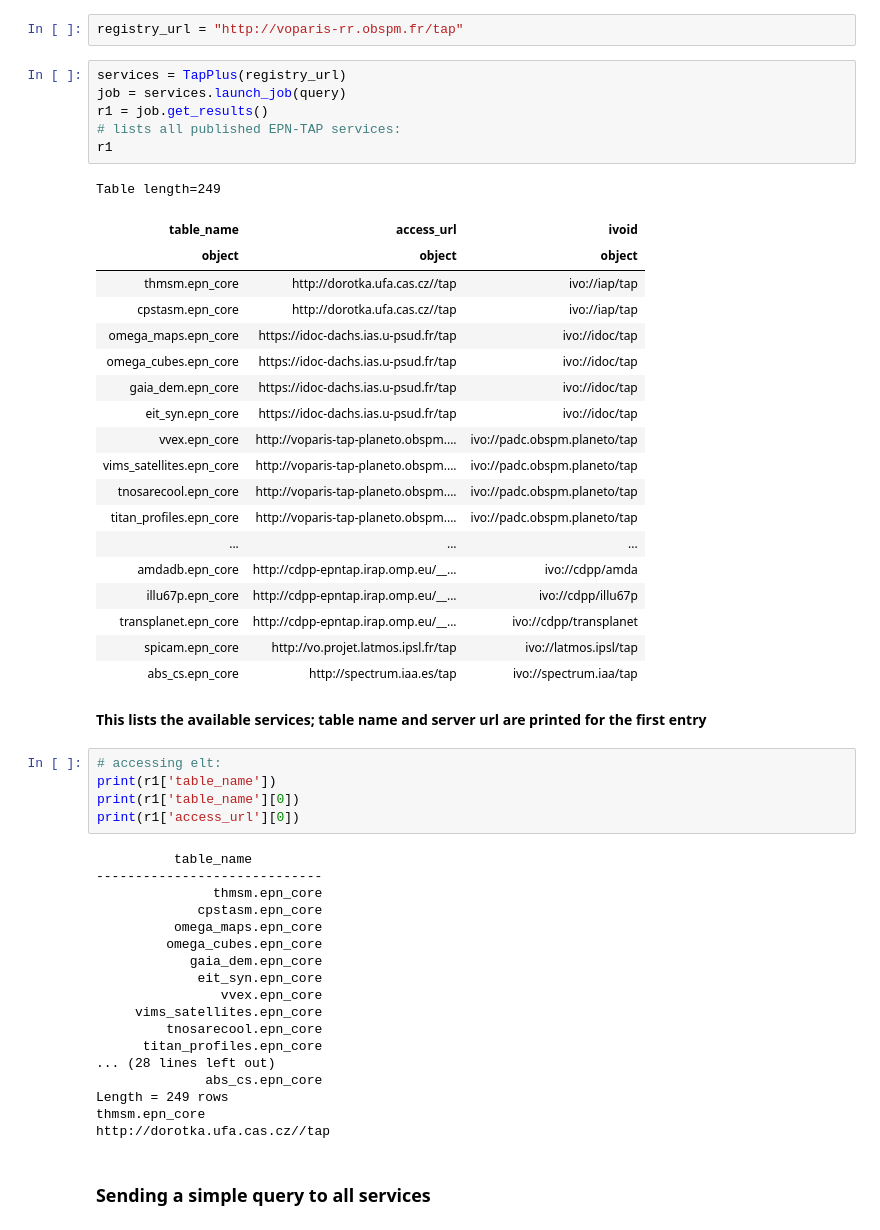
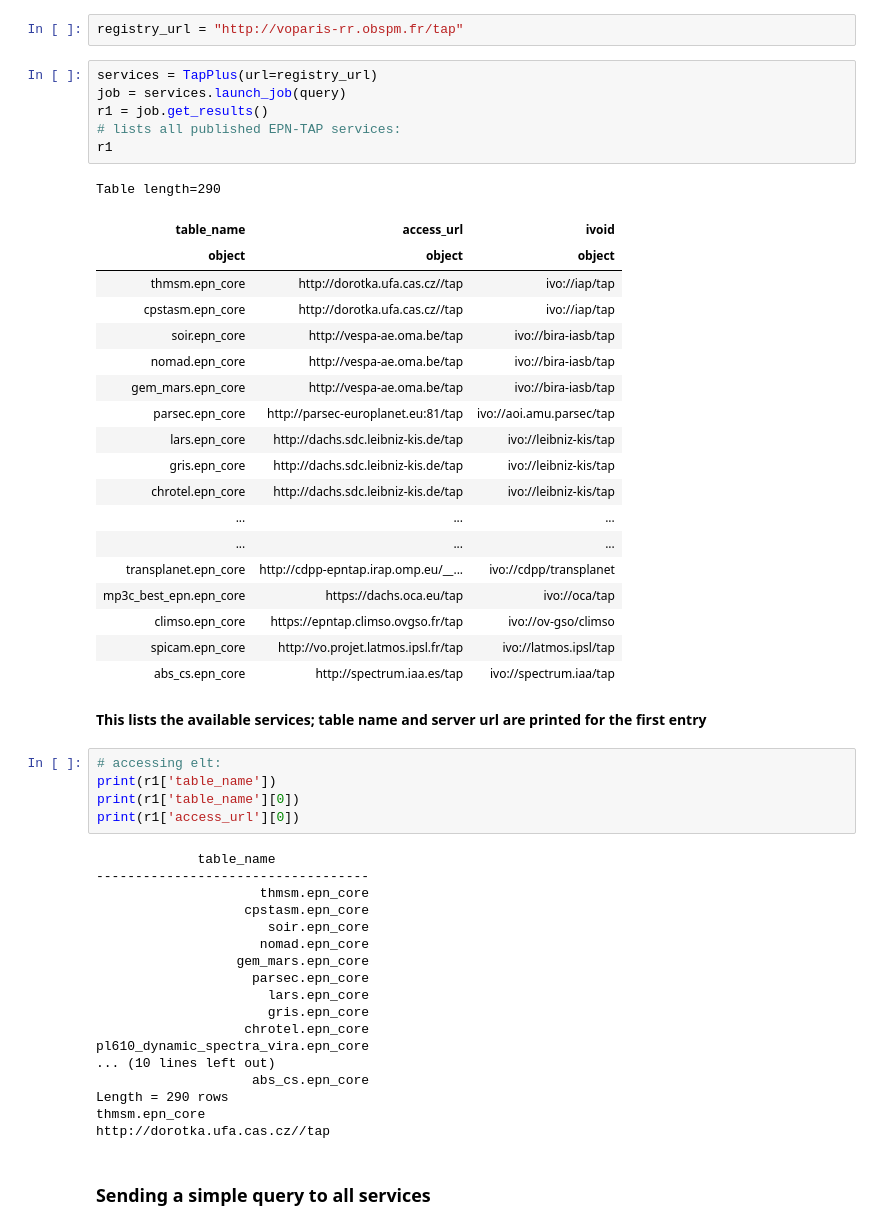
Before and after one commit to epn-vespa/tutorials, a Jupyter notebook: misc/Jupyter-notebook-access/EPN_TAP_request.ipynb, the cells around one changed output. Cells and saved outputs as stored; diff of their text form.

```diff
--- a/misc/Jupyter-notebook-access/EPN_TAP_request.ipynb
+++ b/misc/Jupyter-notebook-access/EPN_TAP_request.ipynb
@@ -18,29 +18,29 @@ query = "SELECT table_name, access_url, ivoid FROM (SELECT ivoid, table_name, ta
 # %%
 registry_url = "http://voparis-rr.obspm.fr/tap"
 # %%
-services = TapPlus(registry_url)
+services = TapPlus(url=registry_url)
 job = services.launch_job(query)
 r1 = job.get_results()
 # lists all published EPN-TAP services:
 r1
 # %% [output]
-Table length=249
+Table length=290
 | table_name | access_url | ivoid |
 | object | object | object |
 | thmsm.epn_core | http://dorotka.ufa.cas.cz//tap | ivo://iap/tap |
 | cpstasm.epn_core | http://dorotka.ufa.cas.cz//tap | ivo://iap/tap |
-| omega_maps.epn_core | https://idoc-dachs.ias.u-psud.fr/tap | ivo://idoc/tap |
-| omega_cubes.epn_core | https://idoc-dachs.ias.u-psud.fr/tap | ivo://idoc/tap |
-| gaia_dem.epn_core | https://idoc-dachs.ias.u-psud.fr/tap | ivo://idoc/tap |
-| eit_syn.epn_core | https://idoc-dachs.ias.u-psud.fr/tap | ivo://idoc/tap |
-| vvex.epn_core | http://voparis-tap-planeto.obspm.... | ivo://padc.obspm.planeto/tap |
-| vims_satellites.epn_core | http://voparis-tap-planeto.obspm.... | ivo://padc.obspm.planeto/tap |
-| tnosarecool.epn_core | http://voparis-tap-planeto.obspm.... | ivo://padc.obspm.planeto/tap |
-| titan_profiles.epn_core | http://voparis-tap-planeto.obspm.... | ivo://padc.obspm.planeto/tap |
+| soir.epn_core | http://vespa-ae.oma.be/tap | ivo://bira-iasb/tap |
+| nomad.epn_core | http://vespa-ae.oma.be/tap | ivo://bira-iasb/tap |
+| gem_mars.epn_core | http://vespa-ae.oma.be/tap | ivo://bira-iasb/tap |
+| parsec.epn_core | http://parsec-europlanet.eu:81/tap | ivo://aoi.amu.parsec/tap |
+| lars.epn_core | http://dachs.sdc.leibniz-kis.de/tap | ivo://leibniz-kis/tap |
+| gris.epn_core | http://dachs.sdc.leibniz-kis.de/tap | ivo://leibniz-kis/tap |
+| chrotel.epn_core | http://dachs.sdc.leibniz-kis.de/tap | ivo://leibniz-kis/tap |
 | ... | ... | ... |
-| amdadb.epn_core | http://cdpp-epntap.irap.omp.eu/__... | ivo://cdpp/amda |
-| illu67p.epn_core | http://cdpp-epntap.irap.omp.eu/__... | ivo://cdpp/illu67p |
+| ... | ... | ... |
 | transplanet.epn_core | http://cdpp-epntap.irap.omp.eu/__... | ivo://cdpp/transplanet |
+| mp3c_best_epn.epn_core | https://dachs.oca.eu/tap | ivo://oca/tap |
+| climso.epn_core | https://epntap.climso.ovgso.fr/tap | ivo://ov-gso/climso |
 | spicam.epn_core | http://vo.projet.latmos.ipsl.fr/tap | ivo://latmos.ipsl/tap |
 | abs_cs.epn_core | http://spectrum.iaa.es/tap | ivo://spectrum.iaa/tap |
 # %% [markdown]
@@ -51,21 +51,21 @@ print(r1['table_name'])
 print(r1['table_name'][0])
 print(r1['access_url'][0])
 # %% [output]
-          table_name
------------------------------
-               thmsm.epn_core
-             cpstasm.epn_core
-          omega_maps.epn_core
-         omega_cubes.epn_core
-            gaia_dem.epn_core
-             eit_syn.epn_core
-                vvex.epn_core
-     vims_satellites.epn_core
-         tnosarecool.epn_core
-      titan_profiles.epn_core
-... (28 lines left out)
-              abs_cs.epn_core
-Length = 249 rows
+             table_name
+-----------------------------------
+                     thmsm.epn_core
+                   cpstasm.epn_core
+                      soir.epn_core
+                     nomad.epn_core
+                  gem_mars.epn_core
+                    parsec.epn_core
+                      lars.epn_core
+                      gris.epn_core
+                   chrotel.epn_core
+pl610_dynamic_spectra_vira.epn_core
+... (10 lines left out)
+                    abs_cs.epn_core
+Length = 290 rows
 thmsm.epn_core
 http://dorotka.ufa.cas.cz//tap
 # %% [markdown]
```
Also changed, not shown: parts of 4 cells of this notebook.
